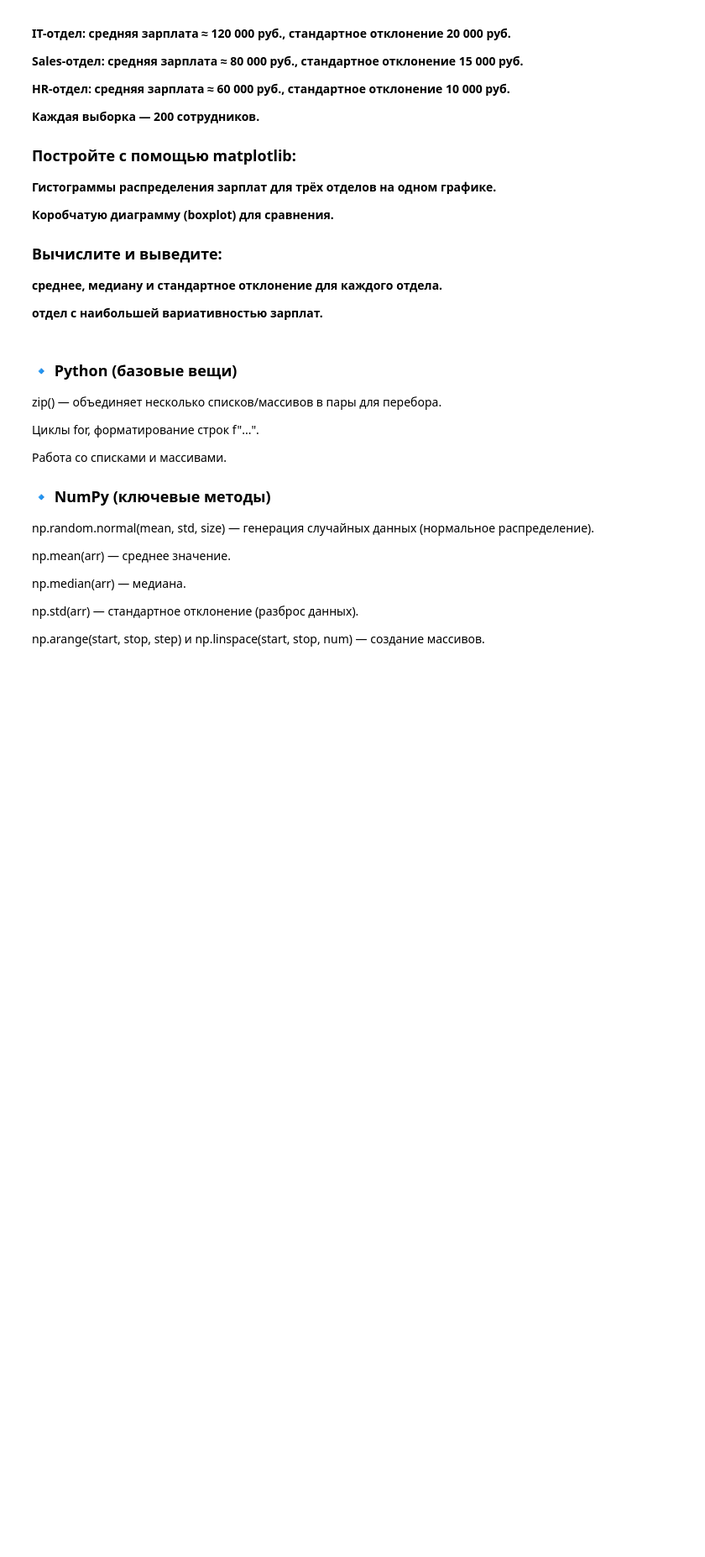
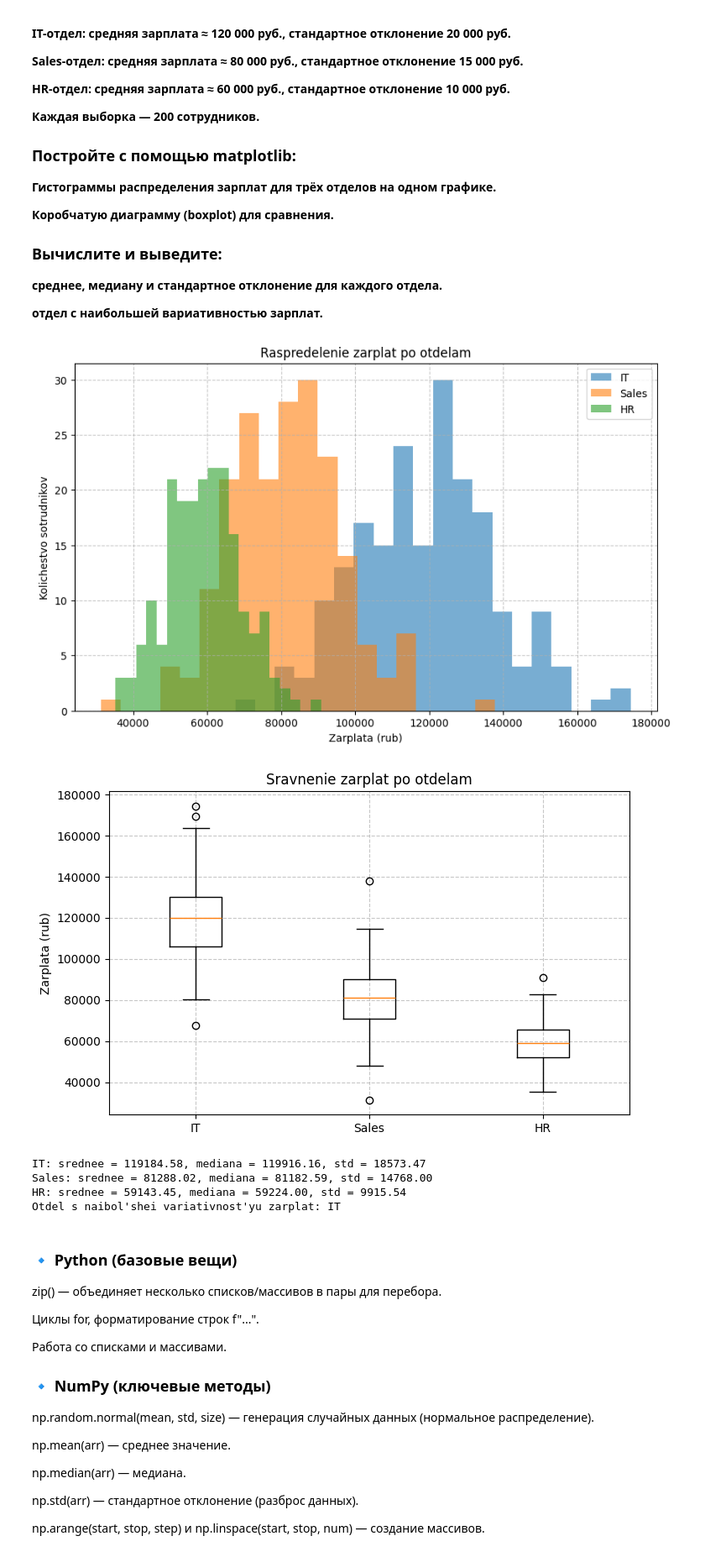
Before and after one commit to HyperionFos/python_task_1, a Jupyter notebook: main.ipynb, the cells around one changed output. Shown at 84% size. Saved outputs shown, nothing was run; the diff lists cells and outputs as text; code cells hidden in the pictures; blank space fills up the shorter version.

```diff
--- a/main.ipynb
+++ b/main.ipynb
@@ -24,6 +24,68 @@
 **среднее, медиану и стандартное отклонение для каждого отдела.**
 
 **отдел с наибольшей вариативностью зарплат.**
+# %%
+import numpy as np
+import matplotlib.pyplot as plt
+
+# Фиксируем случайное зерно для воспроизводимости
+np.random.seed(42)
+
+# Генерация выборок
+zarplata_it = np.random.normal(120000, 20000, 200)
+zarplata_sales = np.random.normal(80000, 15000, 200)
+zarplata_hr = np.random.normal(60000, 10000, 200)
+
+# Гистограммы распределений
+plt.figure(figsize=(10, 6))
+plt.hist(zarplata_it, bins=20, alpha=0.6, label='IT')
+plt.hist(zarplata_sales, bins=20, alpha=0.6, label='Sales')
+plt.hist(zarplata_hr, bins=20, alpha=0.6, label='HR')
+plt.xlabel('Zarplata (rub)')
+plt.ylabel('Kolichestvo sotrudnikov')
+plt.title('Raspredelenie zarplat po otdelam')
+plt.legend()
+plt.grid(True, linestyle='--', alpha=0.7)
+plt.show()
+
+# Boxplot для сравнения
+plt.figure(figsize=(8, 5))
+plt.boxplot([zarplata_it, zarplata_sales, zarplata_hr],
+            labels=['IT', 'Sales', 'HR'])
+plt.ylabel('Zarplata (rub)')
+plt.title('Sravnenie zarplat po otdelam')
+plt.grid(True, linestyle='--', alpha=0.7)
+plt.show()
+
+# Подсчёт статистик
+for otdel, dannye in zip(['IT', 'Sales', 'HR'],
+                         [zarplata_it, zarplata_sales, zarplata_hr]):
+    srednee = np.mean(dannye)
+    mediana = np.median(dannye)
+    std = np.std(dannye)
+    print(f"{otdel}: srednee = {srednee:.2f}, mediana = {mediana:.2f}, std = {std:.2f}")
+
+# Определим отдел с наибольшей вариативностью
+std_it = np.std(zarplata_it)
+std_sales = np.std(zarplata_sales)
+std_hr = np.std(zarplata_hr)
+
+max_var = max(std_it, std_sales, std_hr)
+if max_var == std_it:
+    otdel_max = "IT"
+elif max_var == std_sales:
+    otdel_max = "Sales"
+else:
+    otdel_max = "HR"
+
+print(f"Otdel s naibol'shei variativnost'yu zarplat: {otdel_max}")
+# %% [output]
+[figure, added]
+[figure, added]
+IT: srednee = 119184.58, mediana = 119916.16, std = 18573.47
+Sales: srednee = 81288.02, mediana = 81182.59, std = 14768.00
+HR: srednee = 59143.45, mediana = 59224.00, std = 9915.54
+Otdel s naibol'shei variativnost'yu zarplat: IT
 # %% [markdown]
 ### 🔹 Python (базовые вещи)
 
```
